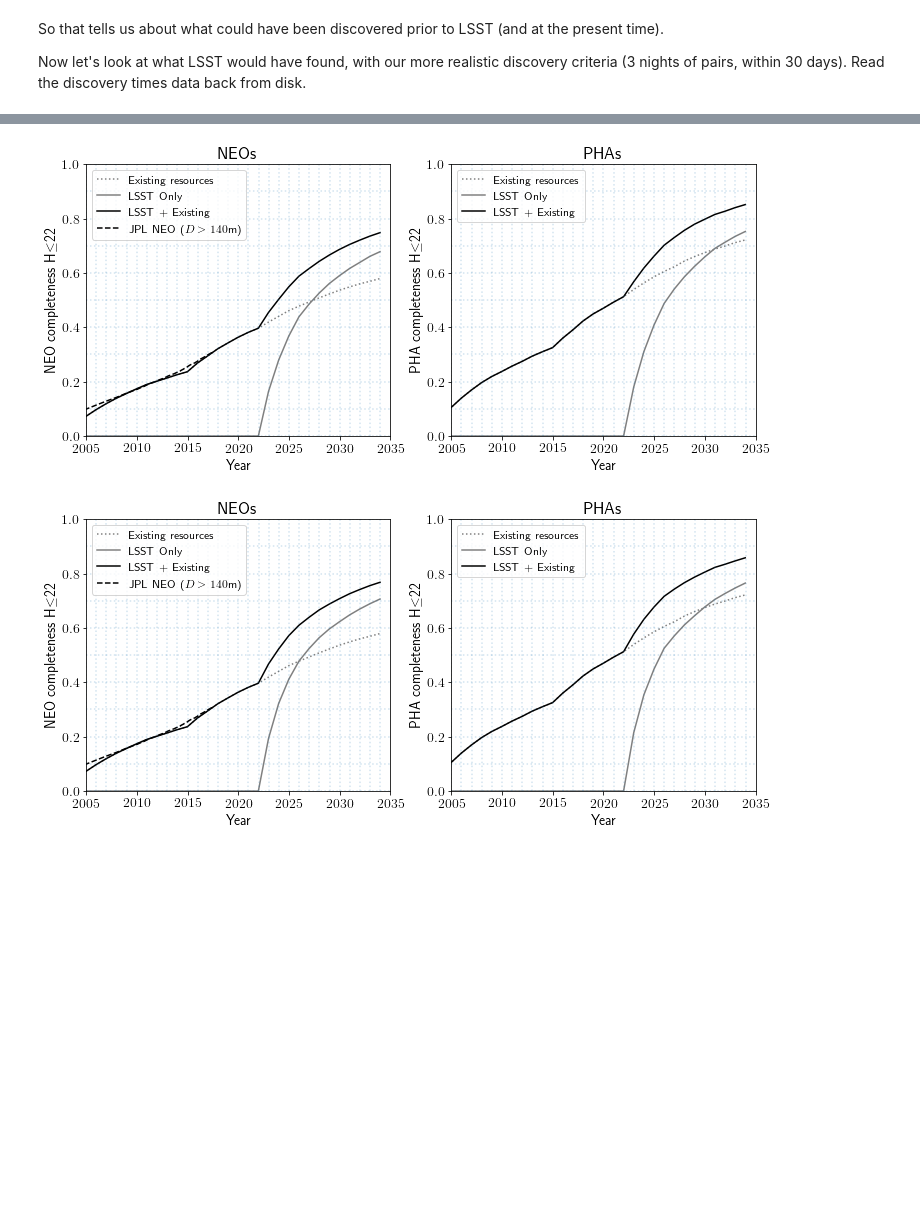
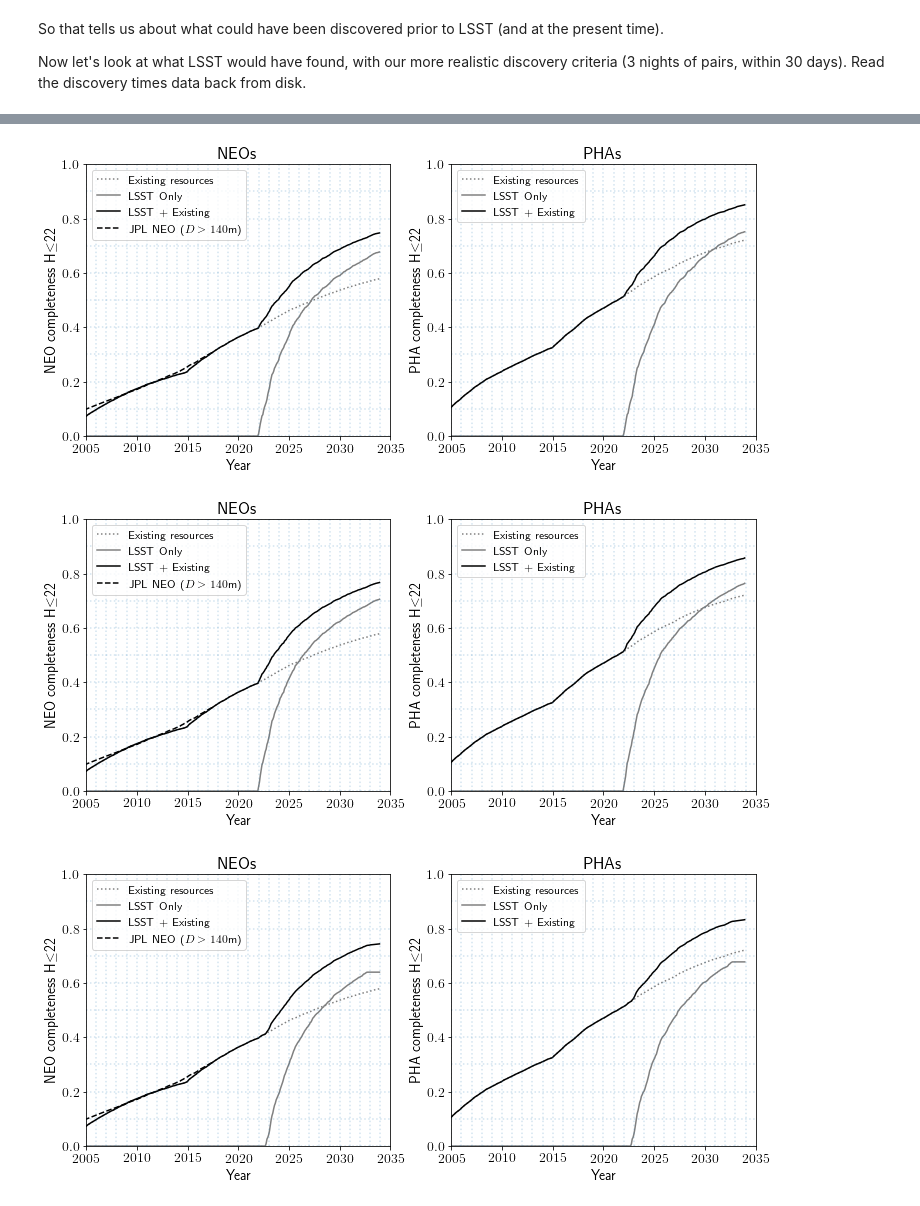
Before and after one commit to lsst-pst/neo_capabilities, a Jupyter notebook: data/Bright Objects Discovery Boost.ipynb, the cells around one changed output, grey strips where cells are left out. Cells and saved outputs as stored; diff of their text form; code cells hidden in the pictures; blank space fills up the shorter version.

Commit message:
Added astro-lsst-01_2013 completeness

```diff
--- a/data/Bright Objects Discovery Boost.ipynb
+++ b/data/Bright Objects Discovery Boost.ipynb
@@ -201,7 +201,7 @@ So that tells us about what could have been discovered prior to LSST (and at the
 
 Now let's look at what LSST would have found, with our more realistic discovery criteria (3 nights of pairs, within 30 days).  Read the discovery times data back from disk.
 # %%
-opsims = ['minion_1016', 'astro_lsst_01_1016', 'astro_lsst_01_1015', 'astro_lsst_01_1017']
+opsims = ['minion_1016', 'astro_lsst_01_1016', 'astro_lsst_01_1015', 'astro_lsst_01_1017', 'astro-lsst-01_2013']
 #opsims = ['astro_lsst_01_1016', 'astro_lsst_01_1015']
 
 maxYears = 12
@@ -262,8 +262,8 @@ print(strategy)
 for opsim in opsims:
     print('\n', opsim)
     #times = np.arange(51544.16, 63230.16, 120)
-    times12 = np.arange(51544.16, 63963.16, 365)
-    times10 = np.arange(51544.16, 63232.16, 365)
+    times12 = np.arange(51544.16, 63963.16, 30)
+    times10 = np.arange(51544.16, 63232.16, 30)
     yrs12 = (times12 - 57023)/365.25 + 2015
     yrs10 = (times10 - 57023)/365.25 + 2015
     if opsim == 'minion_1016':
@@ -347,7 +347,8 @@ LSST + existing surveys: 0.834
 [figure]
 [figure]
 [figure]
 [figure]
+[figure, added]
 # %%
 # Plot the cumulative completeness for H<=22 for NEOs (neo22, neo, and neo22+neo) and then PHAs
 strategy = '3 pairs in 30 nights'
```
Also changed, not shown: parts of 2 cells of this notebook, 22 other files.
